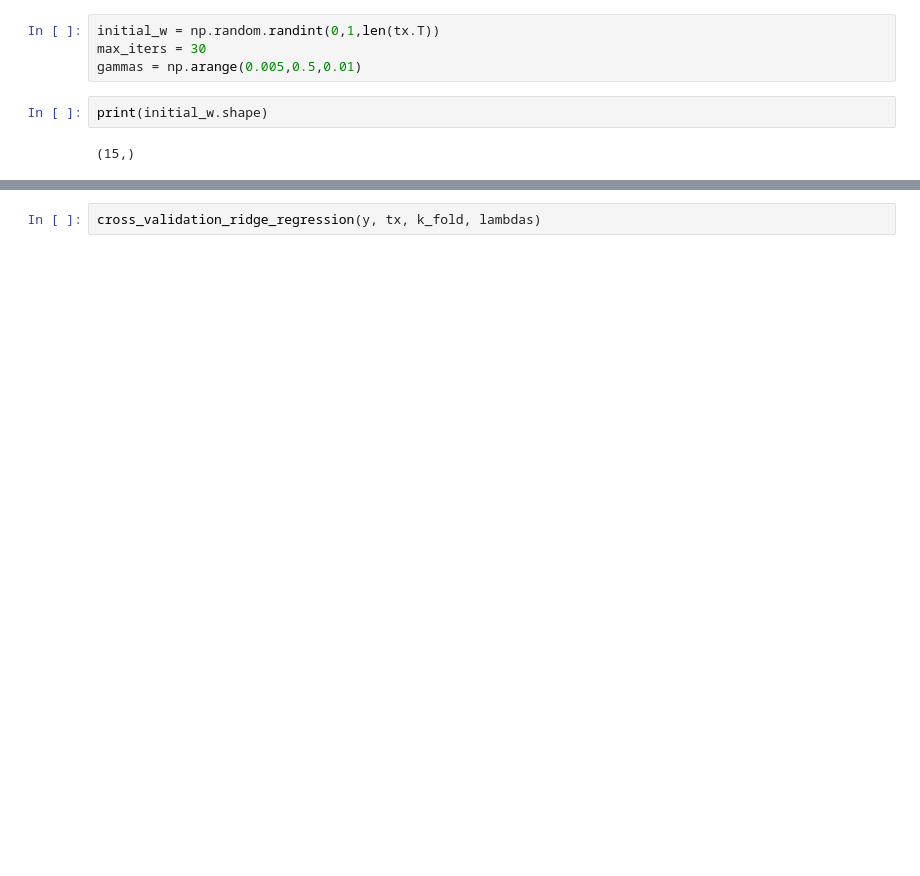
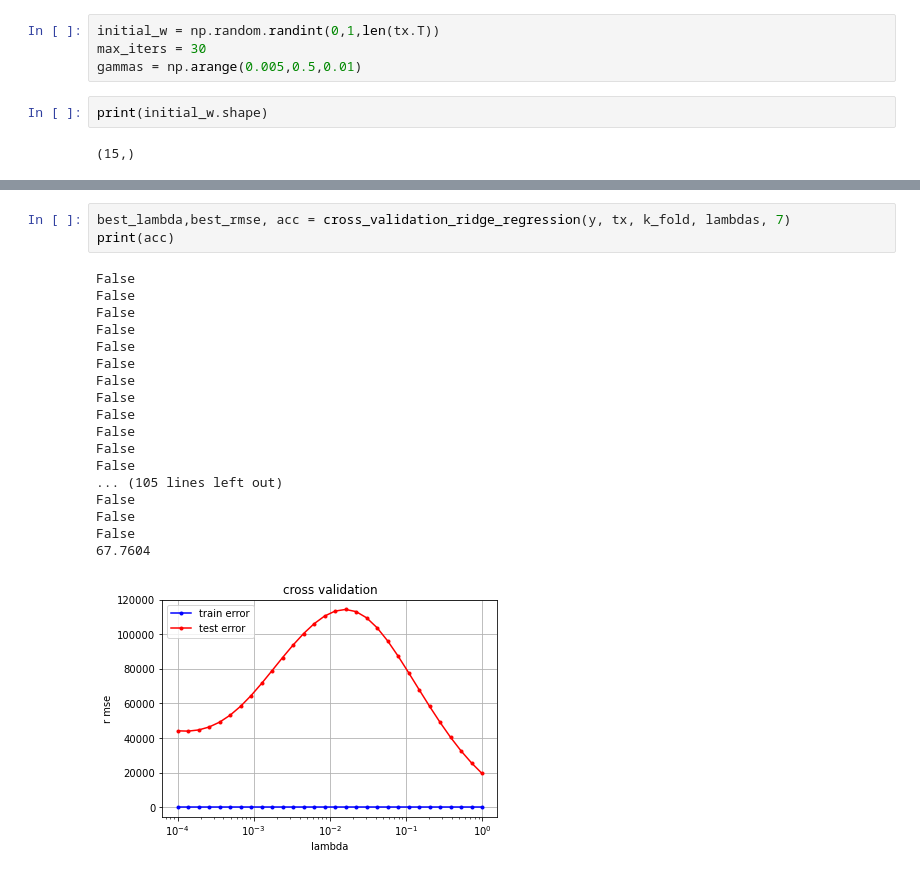
Before and after one commit to cs210-bbernath/The_MadLads, a Jupyter notebook: Testing_the_data-Copy2.ipynb, the cells around one changed output, grey strips where cells are left out. Cells and saved outputs as stored; diff of their text form; blank space fills up the shorter version.

```diff
--- a/Testing_the_data-Copy2.ipynb
+++ b/Testing_the_data-Copy2.ipynb
@@ -320,2 +192,22 @@ SGD iter. 13/29: loss
 # %%
-cross_validation_ridge_regression(y, tx, k_fold, lambdas)
+best_lambda,best_rmse, acc = cross_validation_ridge_regression(y, tx, k_fold, lambdas, 7)
+print(acc)
+# %% [output]
+False
+False
+False
+False
+False
+False
+False
+False
+False
+False
+False
+False
+... (105 lines left out)
+False
+False
+False
+67.7604
+[figure, added]
```
Also changed, not shown: parts of 35 cells of this notebook, 5 other files.
